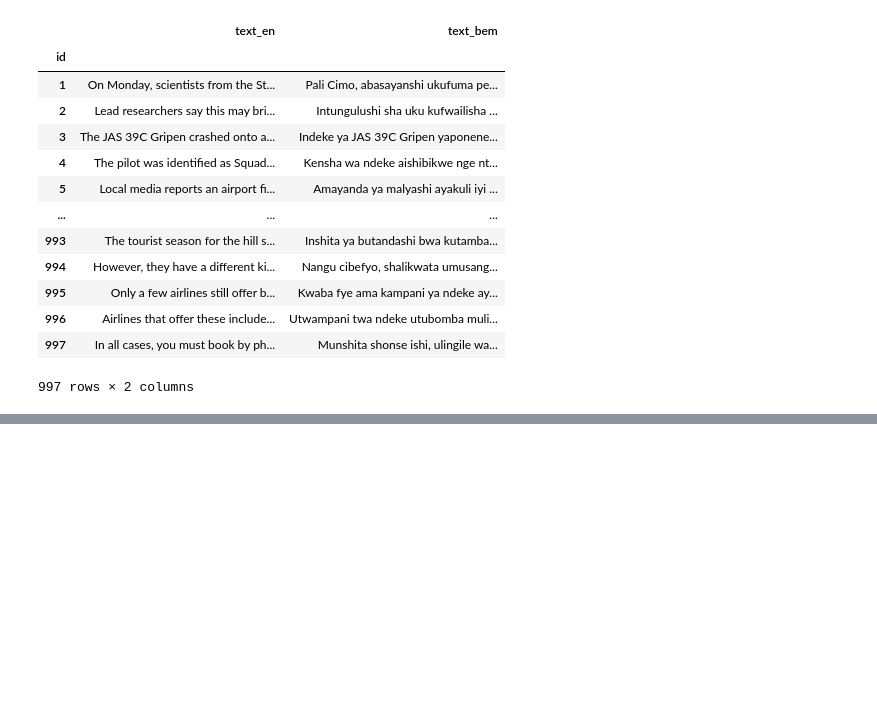
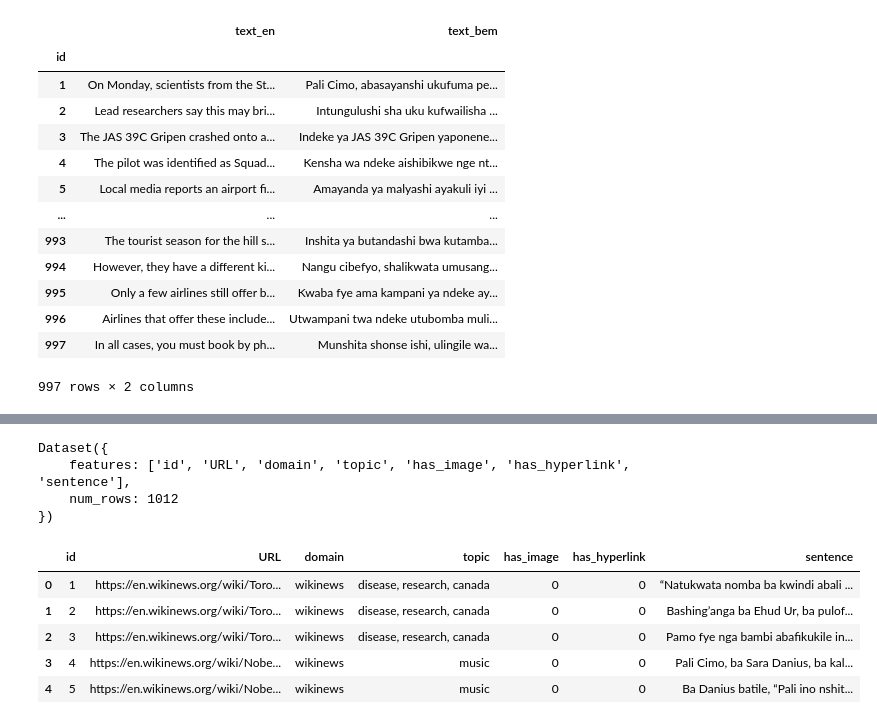
Before and after one commit to cobrayyxx/Bemba-IWSLT2025, a Jupyter notebook: Bemba_Preprocess_Flores_200_IWSLT_2025.ipynb, the cells around one changed output, grey strips where cells are left out. Cells and saved outputs as stored; diff of their text form; code cells hidden in the pictures; blank space fills up the shorter version.

Commit message:
feat: adding notebook for training data with flores200 and backtranslation data

```diff
--- a/Bemba_Preprocess_Flores_200_IWSLT_2025.ipynb
+++ b/Bemba_Preprocess_Flores_200_IWSLT_2025.ipynb
@@ -193,0 +213,2 @@ dataset = Dataset.from_pandas(df_swap)
+# %%
+devtest_dataset_bem = load_dataset("facebook/flores","bem_Latn", split="devtest")
@@ -193,0 +218,18 @@ dataset = Dataset.from_pandas(df_swap)
+# %%
+devtest_dataset_bem
+# %% [output]
+Dataset({
+    features: ['id', 'URL', 'domain', 'topic', 'has_image', 'has_hyperlink', 'sentence'],
+    num_rows: 1012
+})
+# %%
+df_devtest_bem = devtest_dataset_bem.to_pandas()
+# %%
+df_devtest_bem.head()
+# %% [output]
+|  | id | URL | domain | topic | has_image | has_hyperlink | sentence |
+| 0 | 1 | https://en.wikinews.org/wiki/Toro... | wikinews | disease, research, canada | 0 | 0 | “Natukwata nomba ba kwindi abali ... |
+| 1 | 2 | https://en.wikinews.org/wiki/Toro... | wikinews | disease, research, canada | 0 | 0 | Bashing’anga ba Ehud Ur, ba pulof... |
+| 2 | 3 | https://en.wikinews.org/wiki/Toro... | wikinews | disease, research, canada | 0 | 0 | Pamo fye nga bambi abafikukile in... |
+| 3 | 4 | https://en.wikinews.org/wiki/Nobe... | wikinews | music | 0 | 0 | Pali Cimo, ba Sara Danius, ba kal... |
+| 4 | 5 | https://en.wikinews.org/wiki/Nobe... | wikinews | music | 0 | 0 | Ba Danius batile, “Pali ino nshit... |
```
Also changed, not shown: parts of 34 cells of this notebook, 3 other files.
